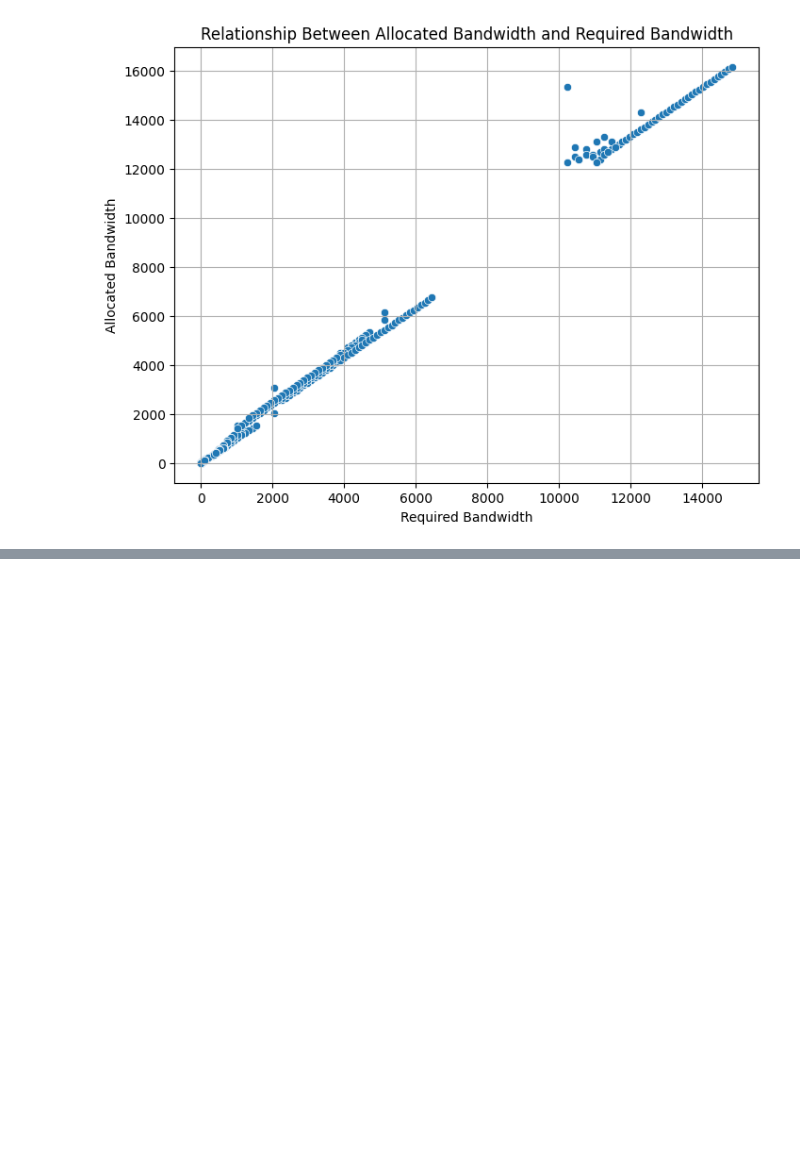
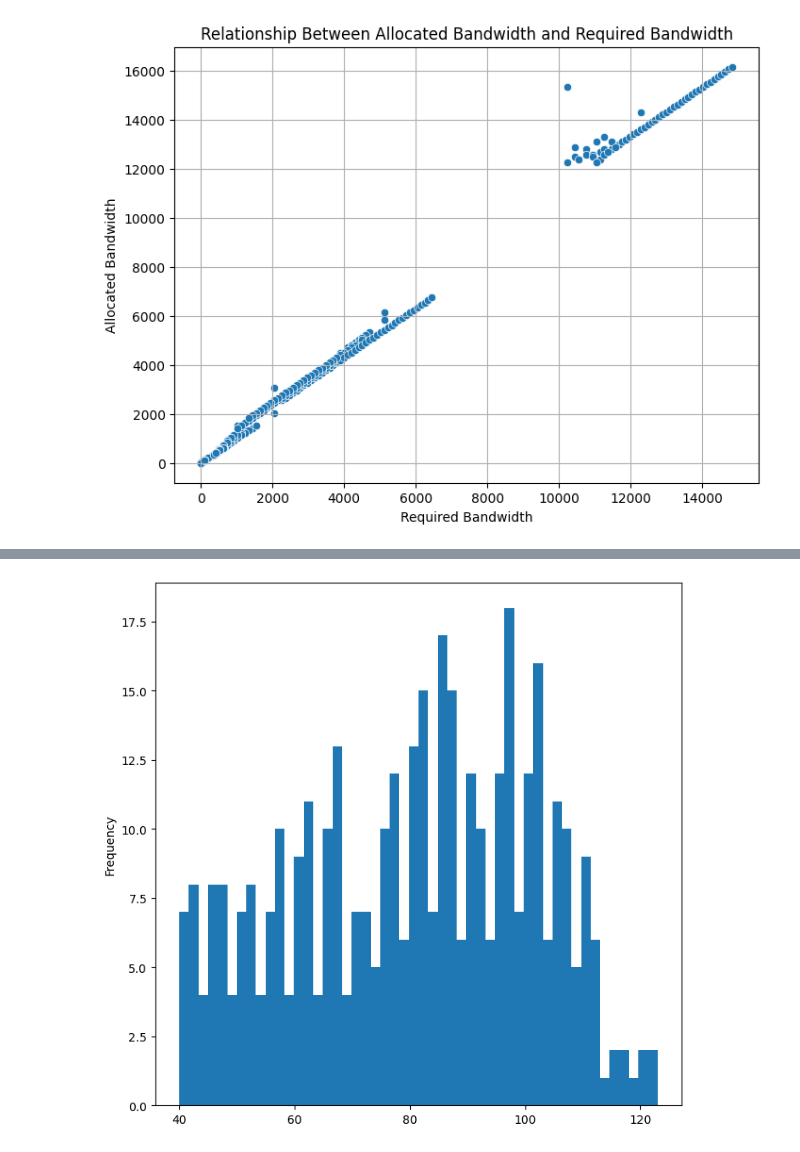
Before and after one commit to FtmMoradian/5G-Network-Analysis, a Jupyter notebook: 5G_Network_Analysis_.ipynb, the cells around one changed output, grey strips where cells are left out. Saved outputs shown, nothing was run; the diff lists cells and outputs as text; code cells hidden in the pictures; blank space fills up the shorter version.

```diff
--- a/5G_Network_Analysis_.ipynb
+++ b/5G_Network_Analysis_.ipynb
@@ -648,0 +686,5 @@ plt.show()
+# %%
+data.Signal_Strength.plot(kind = 'hist',bins = 50,figsize = (8,8))
+plt.show()
+# %% [output]
+[figure, added]
```
Also changed, not shown: parts of 41 cells of this notebook, 1 other file.
